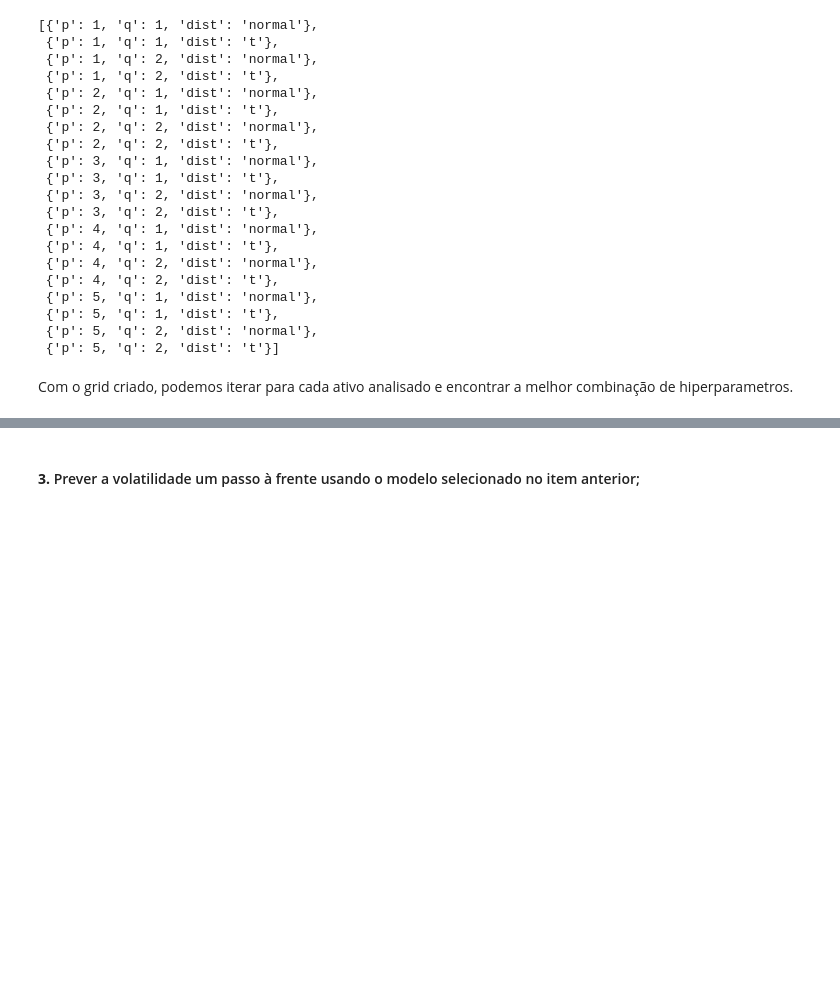
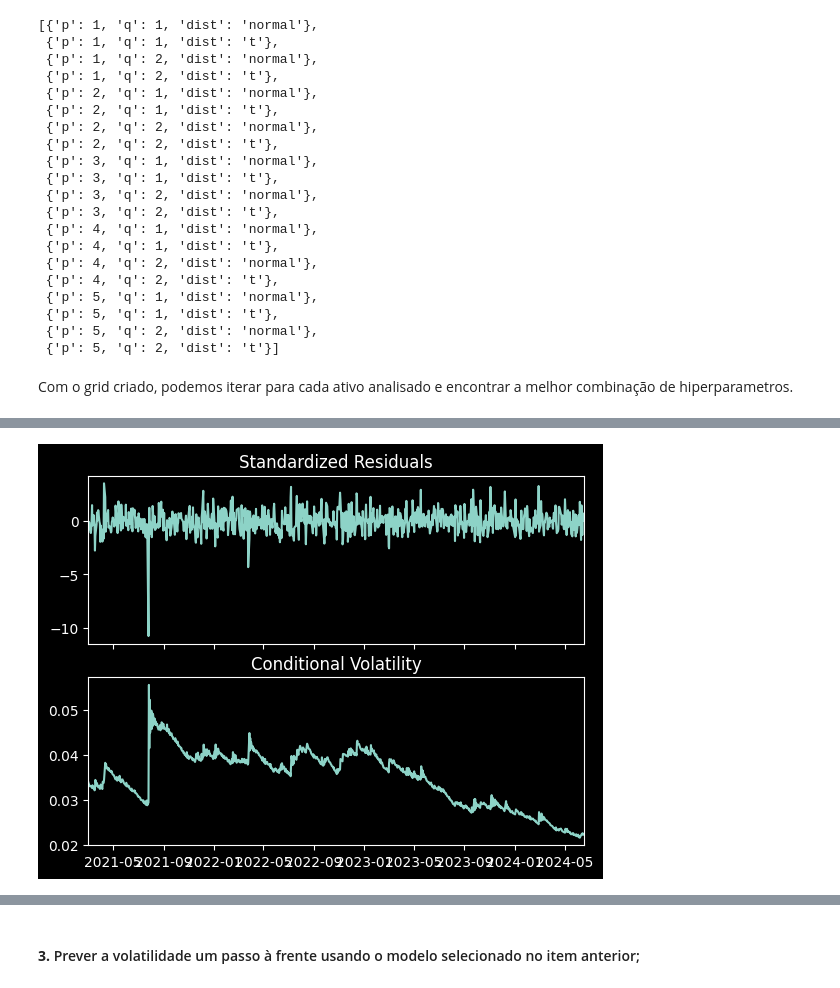
Before and after one commit to murilocechin/financial_analytics_final, a Jupyter notebook: tarefas.ipynb, the cells around one changed output, grey strips where cells are left out. Saved outputs shown, nothing was run; the diff lists cells and outputs as text; code cells hidden in the pictures; blank space fills up the shorter version.

```diff
--- a/tarefas.ipynb
+++ b/tarefas.ipynb
@@ -381,0 +465,11 @@ Com isso temos os melhores parametros para cada ativo.
+# %%
+# Ajustando o melhor modelo para o ativo AZEV4
+df_OPCT3 = dataframes["df_OPCT3"].copy()
+df_OPCT3 = df_OPCT3[np.isfinite(df_OPCT3["Log_Return"])]
+opct3_model = arch_model(df_OPCT3["Log_Return"], vol="GARCH", p=df_resultados_final.iloc[2,3]["p"],
+                          q=df_resultados_final.iloc[2,3]["q"],
+                            dist=df_resultados_final.iloc[2,3]["dist"], rescale=False)
+
+opct3_fit = opct3_model.fit(disp="off")
+
+opct3_fit.summary()
@@ -381,0 +499,4 @@ Com isso temos os melhores parametros para cada ativo.
+# %%
+fig = opct3_fit.plot()
+# %% [output]
+[figure, added]
```
Also changed, not shown: parts of 23 cells of this notebook.
